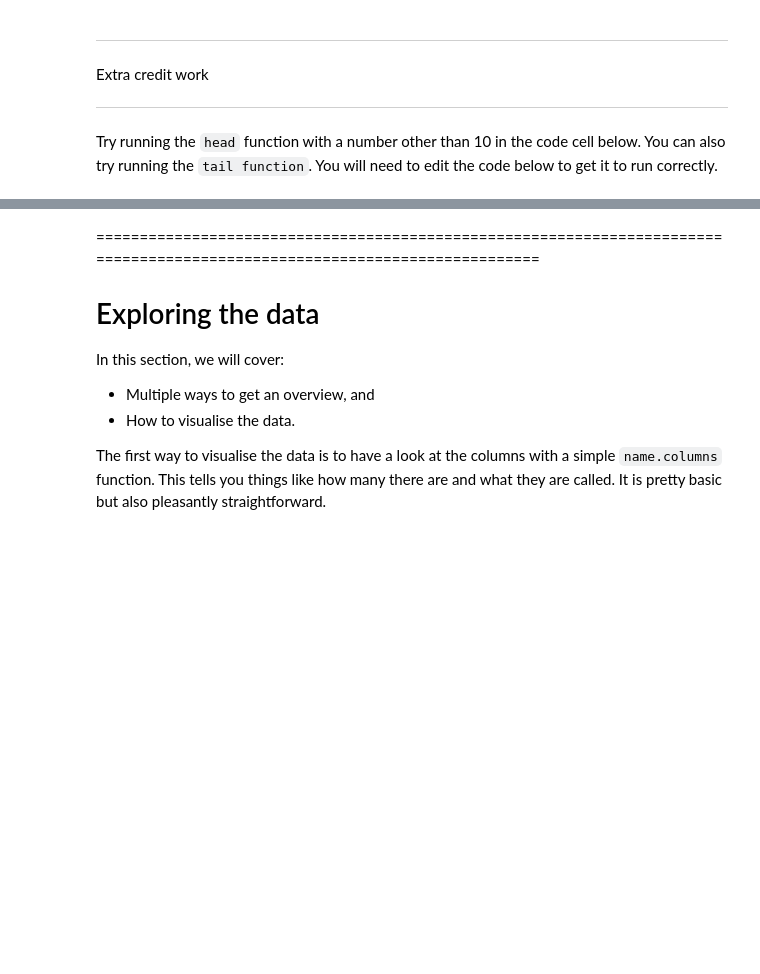
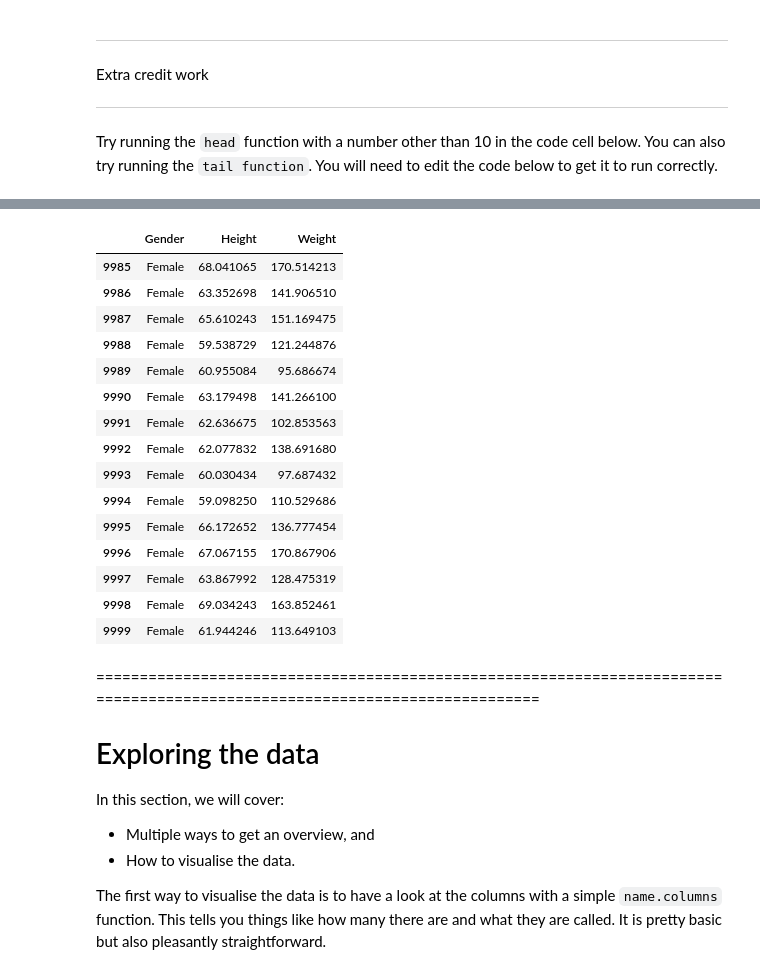
Before and after one commit to UKDataServiceOpen/Synthetic-Data, a Jupyter notebook: 2022/code-demo/CodeDemo-Basics.ipynb, the cells around one changed output, grey strips where cells are left out. Drawn from its saved outputs; the diff is of its cells as text; code cells hidden in the pictures; blank space fills up the shorter version.

```diff
--- a/2022/code-demo/CodeDemo-Basics.ipynb
+++ b/2022/code-demo/CodeDemo-Basics.ipynb
@@ -87,8 +147,25 @@ h_w_original.head(X)                                  # Try changing the value o
 # %%
-h_w_original.tail(X)                                  # What do you think 'tail' will do? Try it out!
+h_w_original.tail(15)                                  # What do you think 'tail' will do? Try it out!
 
 # NOTE! This cell will produce an error if you try to run it as it was originally written.
 # What do you need to change to make it run correctly?
+# %% [output]
+|  | Gender | Height | Weight |
+| 9985 | Female | 68.041065 | 170.514213 |
+| 9986 | Female | 63.352698 | 141.906510 |
+| 9987 | Female | 65.610243 | 151.169475 |
+| 9988 | Female | 59.538729 | 121.244876 |
+| 9989 | Female | 60.955084 | 95.686674 |
+| 9990 | Female | 63.179498 | 141.266100 |
+| 9991 | Female | 62.636675 | 102.853563 |
+| 9992 | Female | 62.077832 | 138.691680 |
+| 9993 | Female | 60.030434 | 97.687432 |
+| 9994 | Female | 59.098250 | 110.529686 |
+| 9995 | Female | 66.172652 | 136.777454 |
+| 9996 | Female | 67.067155 | 170.867906 |
+| 9997 | Female | 63.867992 | 128.475319 |
+| 9998 | Female | 69.034243 | 163.852461 |
+| 9999 | Female | 61.944246 | 113.649103 |
 # %% [markdown]
 ===========================================================================================================================
 # Exploring the data
```
Also changed, not shown: parts of 37 cells of this notebook.
